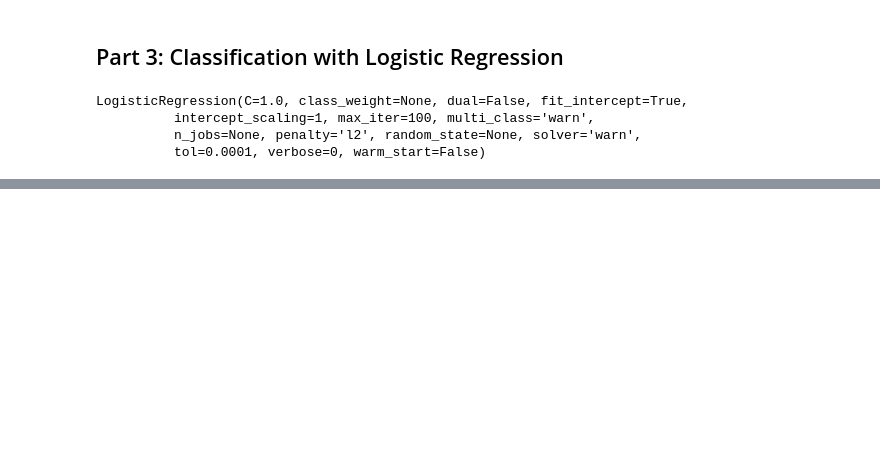
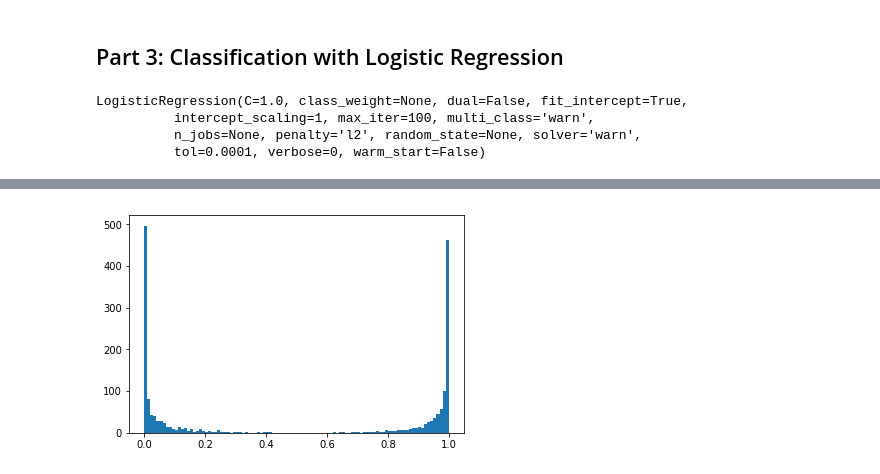
Before and after one commit to qingemeng/cs498-applied-machine-learning, a Jupyter notebook: hw7.ipynb, the cells around one changed output, grey strips where cells are left out. Saved outputs shown, nothing was run; the diff lists cells and outputs as text; code cells hidden in the pictures; blank space fills up the shorter version.

```diff
--- a/hw7.ipynb
+++ b/hw7.ipynb
@@ -152,8 +153,8 @@ pd.set_option('display.max_colwidth', 50)
 
 assert X_train.shape[0] + X_test.shape[0] == corpus.shape[0]
 # %%
-logisticRegression = LogisticRegression()
-logisticRegression.fit(X_train.toarray(), y_train)
+clf = LogisticRegression()
+clf.fit(X_train.toarray(), y_train)
 # %% [output]
 LogisticRegression(C=1.0, class_weight=None, dual=False, fit_intercept=True,
           intercept_scaling=1, max_iter=100, multi_class='warn',
@@ -166,3 +167,2 @@ logisticRegression.score(X_test, y_test)
 # %%
-probabilities = logisticRegression.predict_proba(X_train)
-probabilities.shape
+probabilities = clf.predict_proba(X_train)
@@ -173,0 +169,12 @@ array([0.98266073, 0.01733927])
+# %%
+fig, ax = plt.subplots()
+# ax.set_title("Word Frequencies")
+# ax.set_xlabel('word rank')
+# ax.set_ylabel('word count')
+
+hist = plt.hist(probabilities[:,1],bins=np.arange(0, 1.01, 0.01))
+
+assert hist[0].sum() == probabilities[:,0].shape
+plt.show()
+# %% [output]
+[figure, added]
```
Also changed, not shown: parts of 10 cells of this notebook.
